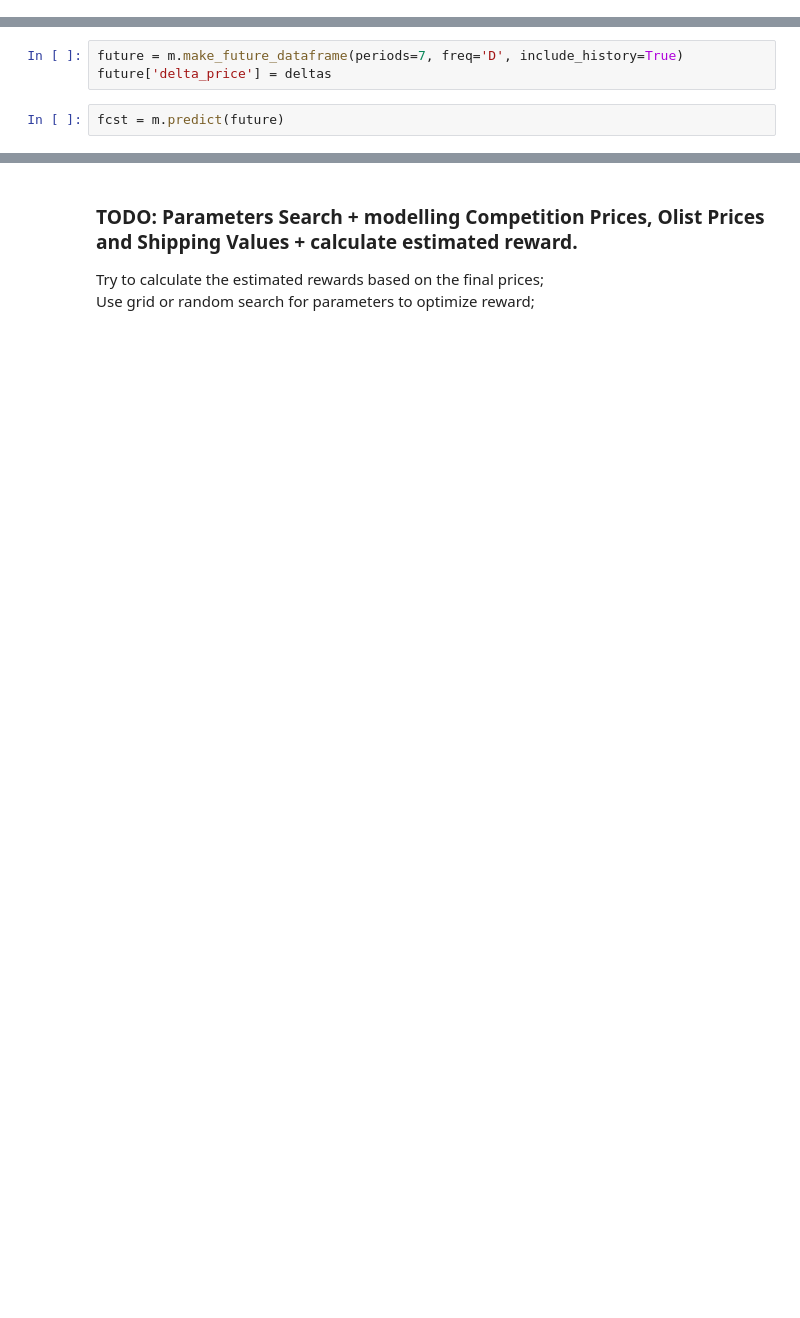
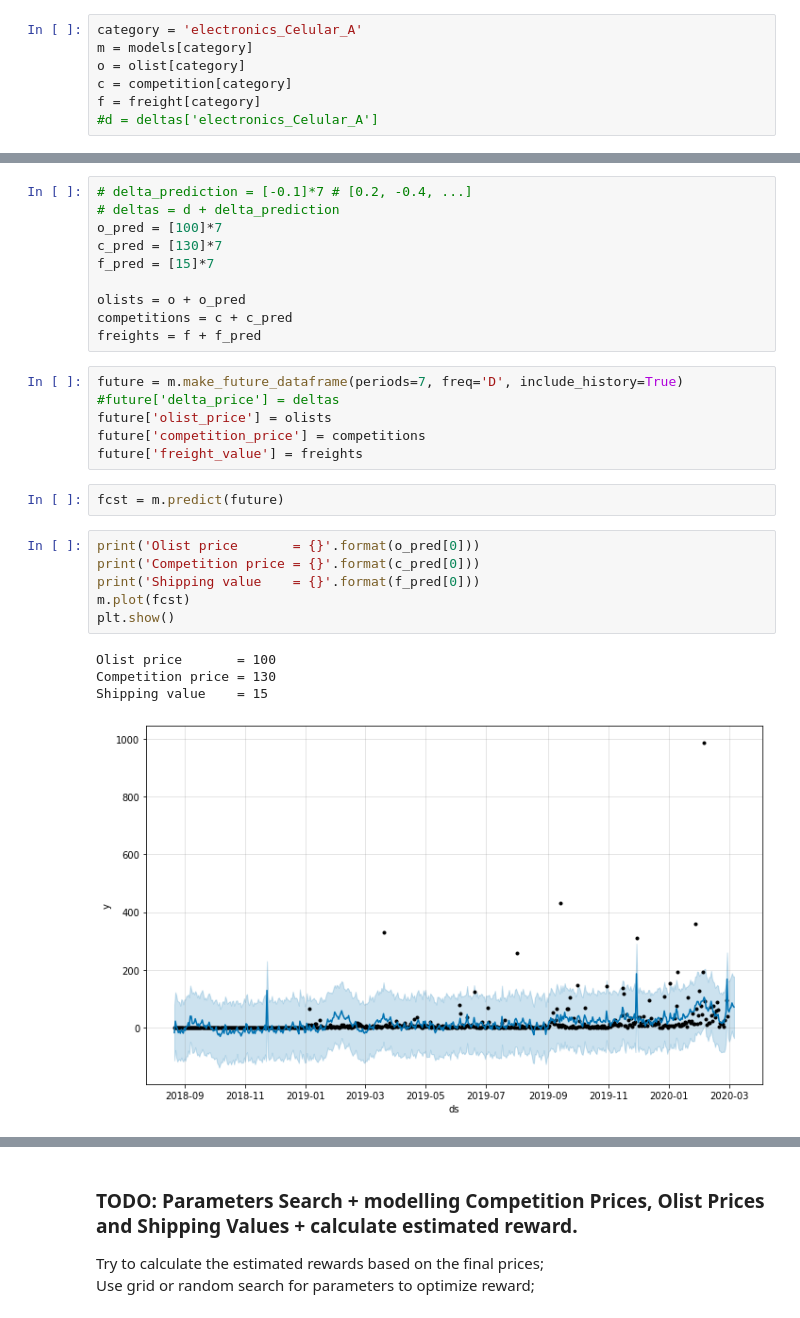
Before and after one commit to ds4a-team4/dynamic-pricing, a Jupyter notebook: models/bottom-up.ipynb, the cells around one changed output, grey strips where cells are left out. Saved outputs shown, nothing was run; the diff lists cells and outputs as text; blank space fills up the shorter version.

```diff
--- a/models/bottom-up.ipynb
+++ b/models/bottom-up.ipynb
@@ -307,0 +362,7 @@ deltas = d + delta_prediction
+# %%
+category = 'electronics_Celular_A'
+m = models[category]
+o = olist[category]
+c = competition[category]
+f = freight[category]
+#d = deltas['electronics_Celular_A']
@@ -308,5 +378,29 @@ deltas = d + delta_prediction
+# %%
+# delta_prediction = [-0.1]*7 # [0.2, -0.4, ...]
+# deltas = d + delta_prediction
+o_pred = [100]*7
+c_pred = [130]*7
+f_pred = [15]*7
+
+olists = o + o_pred
+competitions = c + c_pred
+freights = f + f_pred
 # %%
 future = m.make_future_dataframe(periods=7, freq='D', include_history=True)
-future['delta_price'] = deltas
+#future['delta_price'] = deltas
+future['olist_price'] = olists
+future['competition_price'] = competitions
+future['freight_value'] = freights
 # %%
 fcst = m.predict(future)
+# %%
+print('Olist price       = {}'.format(o_pred[0]))
+print('Competition price = {}'.format(c_pred[0]))
+print('Shipping value    = {}'.format(f_pred[0]))
+m.plot(fcst)
+plt.show()
+# %% [output]
+Olist price       = 100
+Competition price = 130
+Shipping value    = 15
+[figure, added]
```
Also changed, not shown: parts of 29 cells of this notebook.
